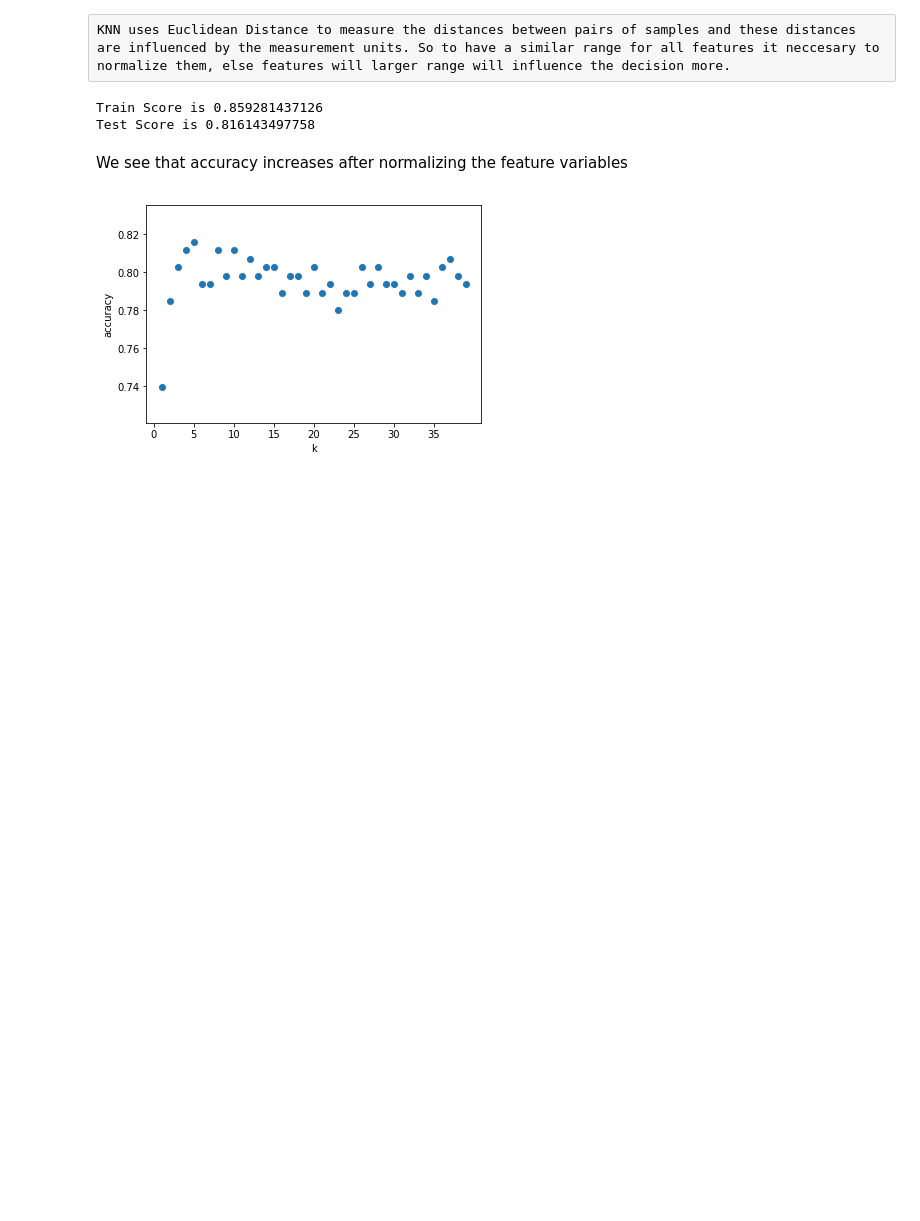
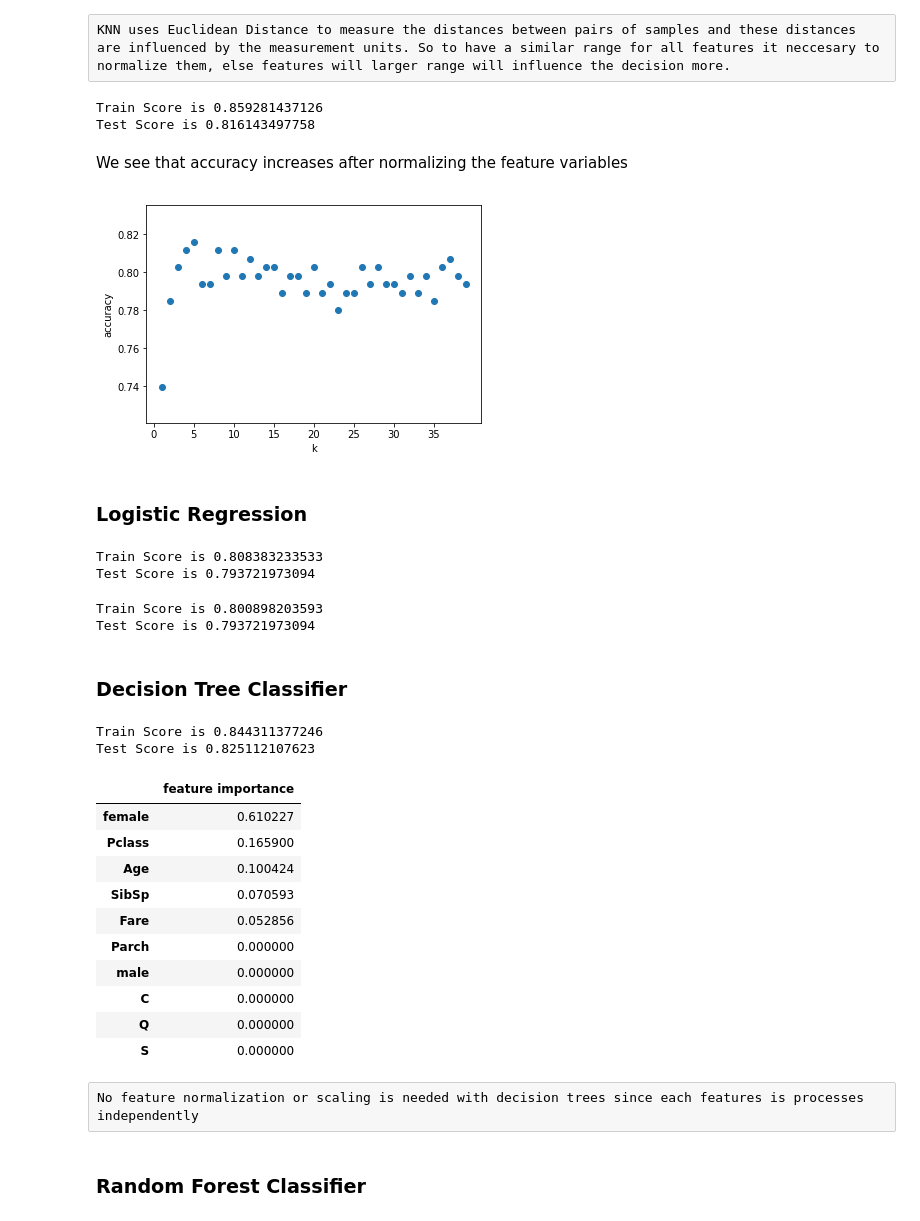
Before and after one commit to JaiswalAnchal/Titanic-Survival-Prediction, a Jupyter notebook: Titanic Machine Learning.ipynb, the cells around one changed output. Drawn from its saved outputs; the diff is of its cells as text; code cells hidden in the pictures; blank space fills up the shorter version.

```diff
--- a/Titanic.ipynb
+++ b/Titanic Machine Learning.ipynb
@@ -421,3 +460,51 @@ plt.scatter(k_range, scores)
 plt.xticks([0,5,10,15,20,25,30,35]);
 # %% [output]
 [figure]
+# %% [markdown]
+### Logistic Regression
+# %%
+from sklearn.linear_model import LogisticRegression
+clf_log= LogisticRegression().fit(X_train,y_train)
+print("Train Score is {}".format(clf_log.score(X_train,y_train)))
+print("Test Score is {}".format(clf_log.score(X_test,y_test)))
+# %% [output]
+Train Score is 0.808383233533
+Test Score is 0.793721973094
+# %%
+clf_log_normalized= LogisticRegression().fit(X_train_scaled,y_train)
+print("Train Score is {}".format(clf_log_normalized.score(X_train_scaled,y_train)))
+print("Test Score is {}".format(clf_log_normalized.score(X_test_scaled,y_test)))
+# %% [output]
+Train Score is 0.800898203593
+Test Score is 0.793721973094
+# %% [markdown]
+### Decision Tree Classifier
+# %%
+from sklearn.tree import DecisionTreeClassifier
+clf=DecisionTreeClassifier(max_depth=3,max_leaf_nodes=9).fit(X_train,y_train)
+print("Train Score is {}".format(clf.score(X_train,y_train)))
+print("Test Score is {}".format(clf.score(X_test,y_test)))
+# %% [output]
+Train Score is 0.844311377246
+Test Score is 0.825112107623
+# %%
+df2= pd.DataFrame(clf.feature_importances_, index=X_train.columns)
+df2 = df2.sort_values(by=0,ascending=False)
+df2.columns = ['feature importance']
+df2
+# %% [output]
+|  | feature importance |
+| female | 0.610227 |
+| Pclass | 0.165900 |
+| Age | 0.100424 |
+| SibSp | 0.070593 |
+| Fare | 0.052856 |
+| Parch | 0.000000 |
+| male | 0.000000 |
+| C | 0.000000 |
+| Q | 0.000000 |
+| S | 0.000000 |
+# %% [raw]
+No feature normalization or scaling is needed with decision trees since each features is processes independently
+# %% [markdown]
+### Random Forest Classifier
```
Also changed, not shown: parts of 8 cells of this notebook, 3 other files.
